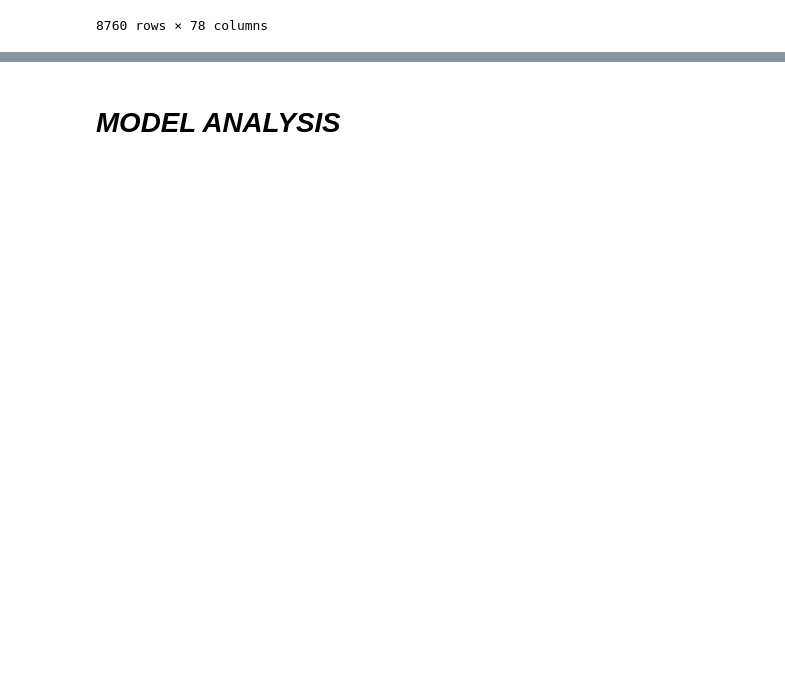
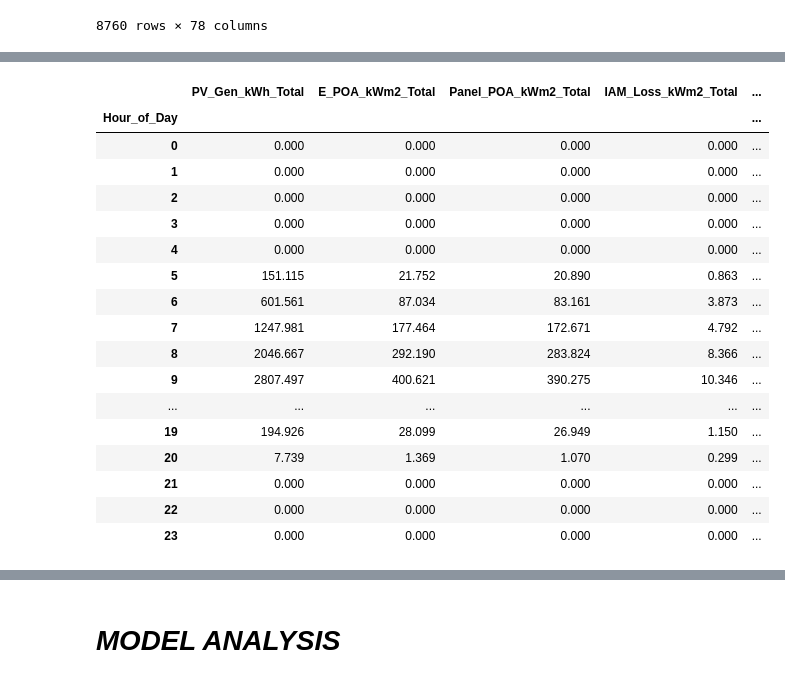
Before and after one commit to Daniel-Parke/WiseWattage, a Jupyter notebook: WiseWattage/wisewattage.ipynb, the cells around one changed output, grey strips where cells are left out. Drawn from its saved outputs; the diff is of its cells as text; code cells hidden in the pictures; blank space fills up the shorter version.

```diff
--- a/WiseWattage/wisewattage.ipynb
+++ b/WiseWattage/wisewattage.ipynb
@@ -425,0 +485,21 @@ pv_model.all_models
+# %%
+pv_model.summary_grouped.hourly
+# %% [output]
+|  | PV_Gen_kWh_Total | E_POA_kWm2_Total | Panel_POA_kWm2_Total | IAM_Loss_kWm2_Total | ... |
+| Hour_of_Day |  |  |  |  | ... |
+| 0 | 0.000 | 0.000 | 0.000 | 0.000 | ... |
+| 1 | 0.000 | 0.000 | 0.000 | 0.000 | ... |
+| 2 | 0.000 | 0.000 | 0.000 | 0.000 | ... |
+| 3 | 0.000 | 0.000 | 0.000 | 0.000 | ... |
+| 4 | 0.000 | 0.000 | 0.000 | 0.000 | ... |
+| 5 | 151.115 | 21.752 | 20.890 | 0.863 | ... |
+| 6 | 601.561 | 87.034 | 83.161 | 3.873 | ... |
+| 7 | 1247.981 | 177.464 | 172.671 | 4.792 | ... |
+| 8 | 2046.667 | 292.190 | 283.824 | 8.366 | ... |
+| 9 | 2807.497 | 400.621 | 390.275 | 10.346 | ... |
+| ... | ... | ... | ... | ... | ... |
+| 19 | 194.926 | 28.099 | 26.949 | 1.150 | ... |
+| 20 | 7.739 | 1.369 | 1.070 | 0.299 | ... |
+| 21 | 0.000 | 0.000 | 0.000 | 0.000 | ... |
+| 22 | 0.000 | 0.000 | 0.000 | 0.000 | ... |
+| 23 | 0.000 | 0.000 | 0.000 | 0.000 | ... |
```
Also changed, not shown: parts of 18 cells of this notebook, 1 other file.
